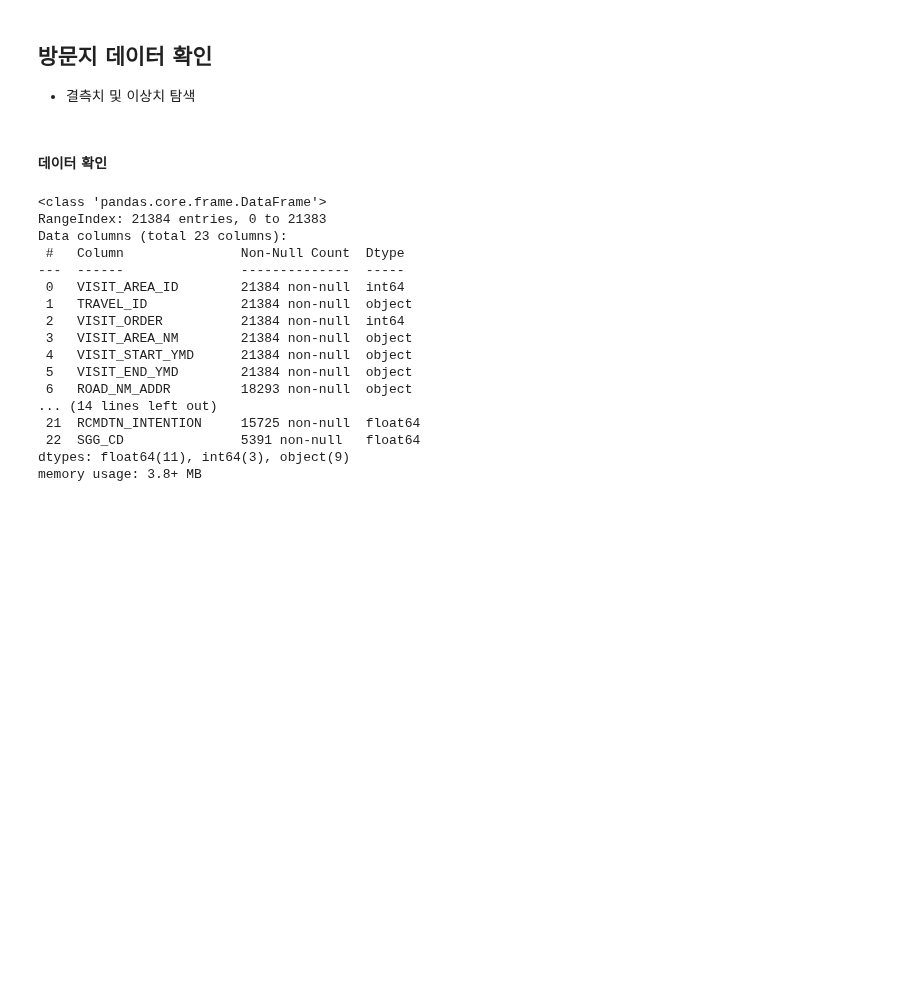
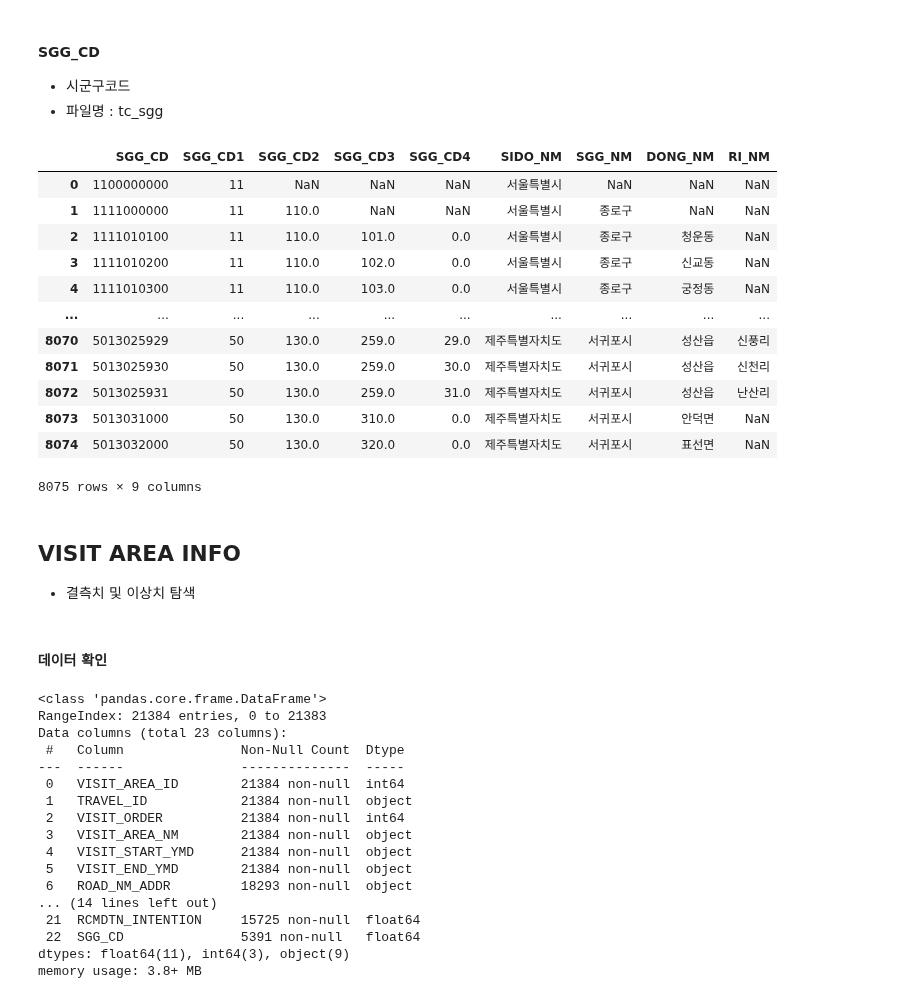
Before and after one commit to SKNetworks-AI19-250818/SKN19-mini-1Team, a Jupyter notebook: preprocessing/여행방문지내역_전처리.ipynb, the cells around one changed output. Cells and saved outputs as stored; diff of their text form; code cells hidden in the pictures; blank space fills up the shorter version.

```diff
--- a/preprocessing/방문지데이터확인.ipynb
+++ b/preprocessing/여행방문지내역_전처리.ipynb
@@ -1,4 +170,26 @@
+# %% [markdown]
+#### SGG_CD
+
+- 시군구코드
+- 파일명 : tc_sgg
+# %%
+tc_sgg = pd.read_csv('data/tc_sgg_시군구코드.csv')
+tc_sgg
+# %% [output]
+|  | SGG_CD | SGG_CD1 | SGG_CD2 | SGG_CD3 | SGG_CD4 | SIDO_NM | SGG_NM | DONG_NM | RI_NM |
+| 0 | 1100000000 | 11 | NaN | NaN | NaN | 서울특별시 | NaN | NaN | NaN |
+| 1 | 1111000000 | 11 | 110.0 | NaN | NaN | 서울특별시 | 종로구 | NaN | NaN |
+| 2 | 1111010100 | 11 | 110.0 | 101.0 | 0.0 | 서울특별시 | 종로구 | 청운동 | NaN |
+| 3 | 1111010200 | 11 | 110.0 | 102.0 | 0.0 | 서울특별시 | 종로구 | 신교동 | NaN |
+| 4 | 1111010300 | 11 | 110.0 | 103.0 | 0.0 | 서울특별시 | 종로구 | 궁정동 | NaN |
+| ... | ... | ... | ... | ... | ... | ... | ... | ... | ... |
+| 8070 | 5013025929 | 50 | 130.0 | 259.0 | 29.0 | 제주특별자치도 | 서귀포시 | 성산읍 | 신풍리 |
+| 8071 | 5013025930 | 50 | 130.0 | 259.0 | 30.0 | 제주특별자치도 | 서귀포시 | 성산읍 | 신천리 |
+| 8072 | 5013025931 | 50 | 130.0 | 259.0 | 31.0 | 제주특별자치도 | 서귀포시 | 성산읍 | 난산리 |
+| 8073 | 5013031000 | 50 | 130.0 | 310.0 | 0.0 | 제주특별자치도 | 서귀포시 | 안덕면 | NaN |
+| 8074 | 5013032000 | 50 | 130.0 | 320.0 | 0.0 | 제주특별자치도 | 서귀포시 | 표선면 | NaN |
+8075 rows × 9 columns
 # %% [markdown]
-## 방문지 데이터 확인
+## VISIT AREA INFO
 
 - 결측치 및 이상치 탐색
```
Also changed, not shown: parts of 45 cells of this notebook, 3 other files.
